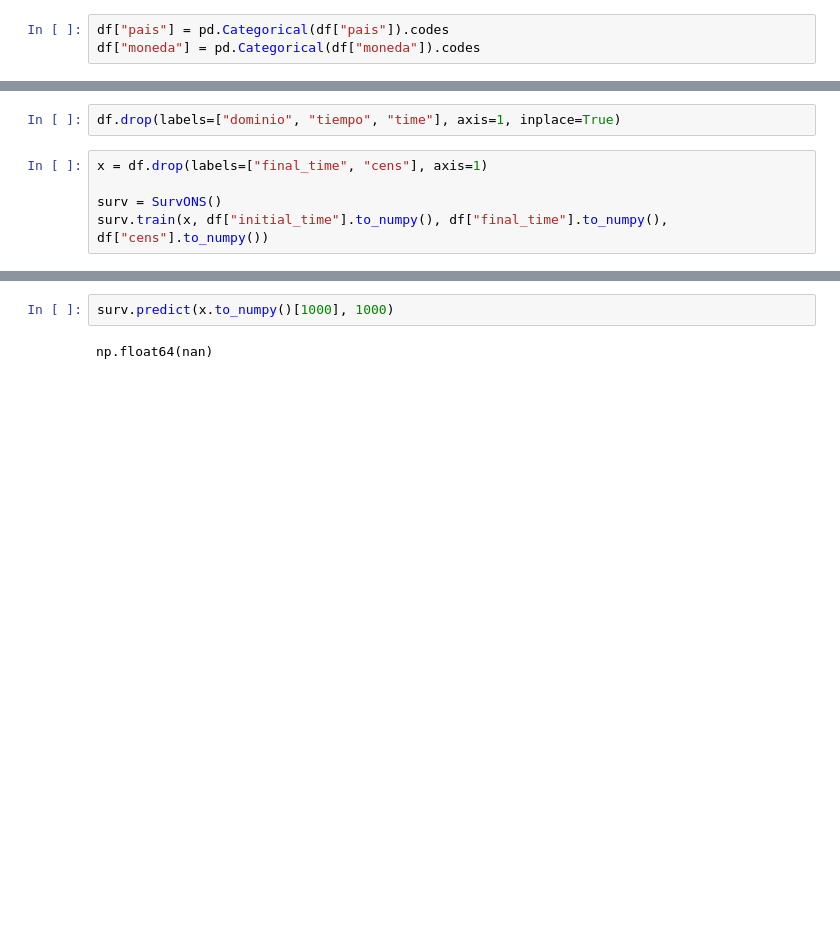
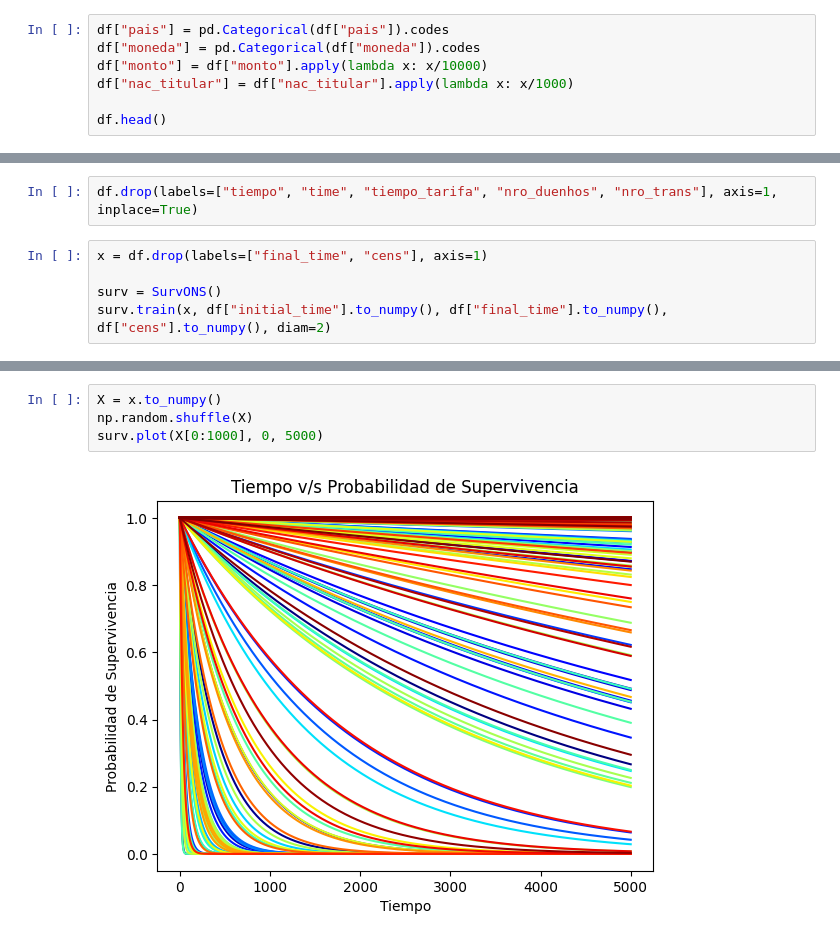
Before and after one commit to esperanzadiaz311/pySurvONS, a Jupyter notebook: library/pySurvONS/tests.ipynb, the cells around one changed output, grey strips where cells are left out. Saved outputs shown, nothing was run; the diff lists cells and outputs as text; blank space fills up the shorter version.

```diff
--- a/library/pySurvONS/tests.ipynb
+++ b/library/pySurvONS/tests.ipynb
@@ -41,3 +35,7 @@ df.head()
 # %%
 df["pais"] = pd.Categorical(df["pais"]).codes
 df["moneda"] = pd.Categorical(df["moneda"]).codes
+df["monto"] = df["monto"].apply(lambda x: x/10000)
+df["nac_titular"] = df["nac_titular"].apply(lambda x: x/1000)
+
+df.head()
@@ -44,8 +49,8 @@ df["moneda"] = pd.Categorical(df["moneda"]).codes
 # %%
-df.drop(labels=["dominio", "tiempo", "time"], axis=1, inplace=True)
+df.drop(labels=["tiempo", "time", "tiempo_tarifa", "nro_duenhos", "nro_trans"], axis=1, inplace=True)
 # %%
 x = df.drop(labels=["final_time", "cens"], axis=1)
 
 surv = SurvONS()
-surv.train(x, df["initial_time"].to_numpy(), df["final_time"].to_numpy(), df["cens"].to_numpy())
+surv.train(x, df["initial_time"].to_numpy(), df["final_time"].to_numpy(), df["cens"].to_numpy(), diam=2)
 # %% [output]
@@ -55,4 +74,6 @@ Entrenamiento exitoso, para optimizar el modelo utilizar iterative_train
-# %%
-surv.predict(x.to_numpy()[1000], 1000)
-# %% [output]
-np.float64(nan)
+# %%
+X = x.to_numpy()
+np.random.shuffle(X)
+surv.plot(X[0:1000], 0, 5000)
+# %% [output]
+[figure, added]
```
Also changed, not shown: parts of 6 cells of this notebook, 1 other file.
